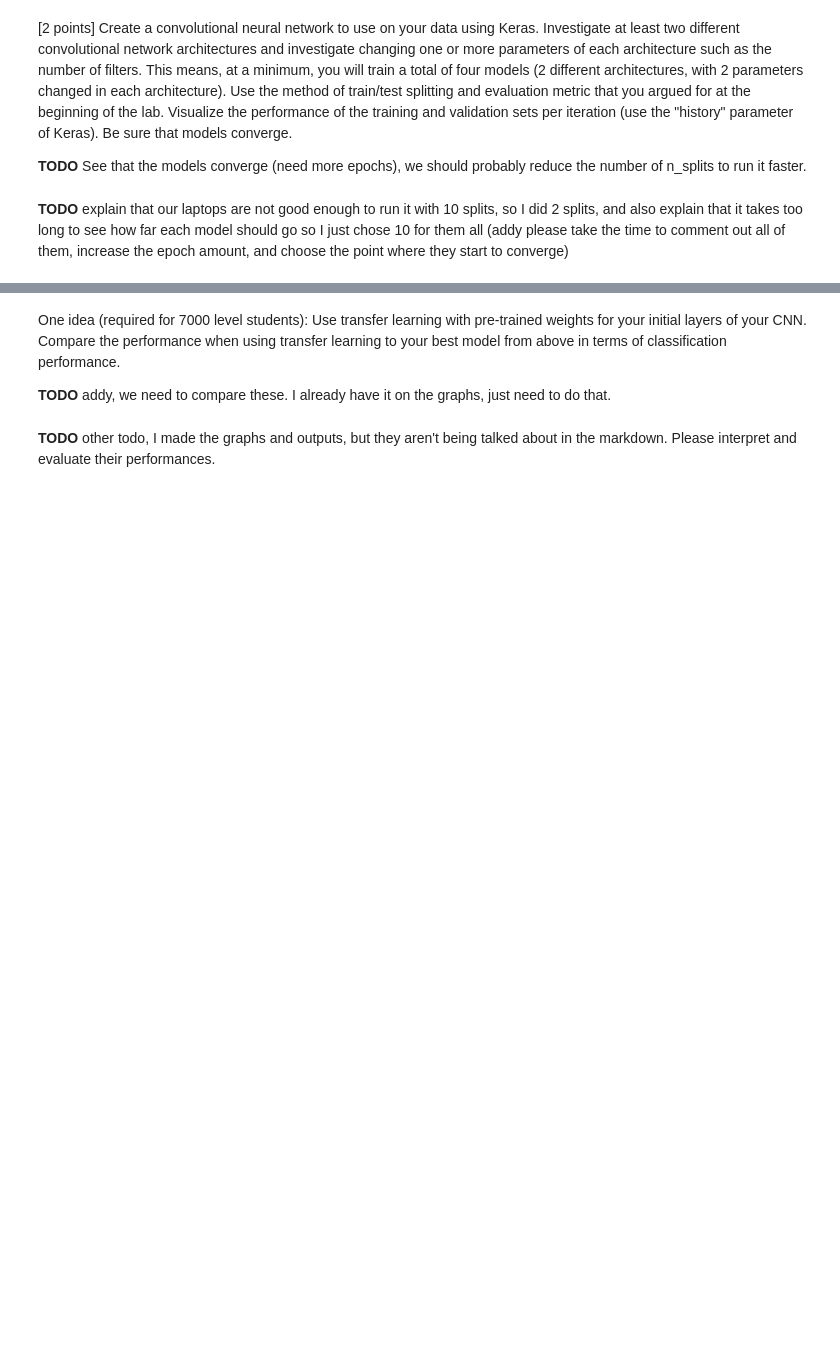
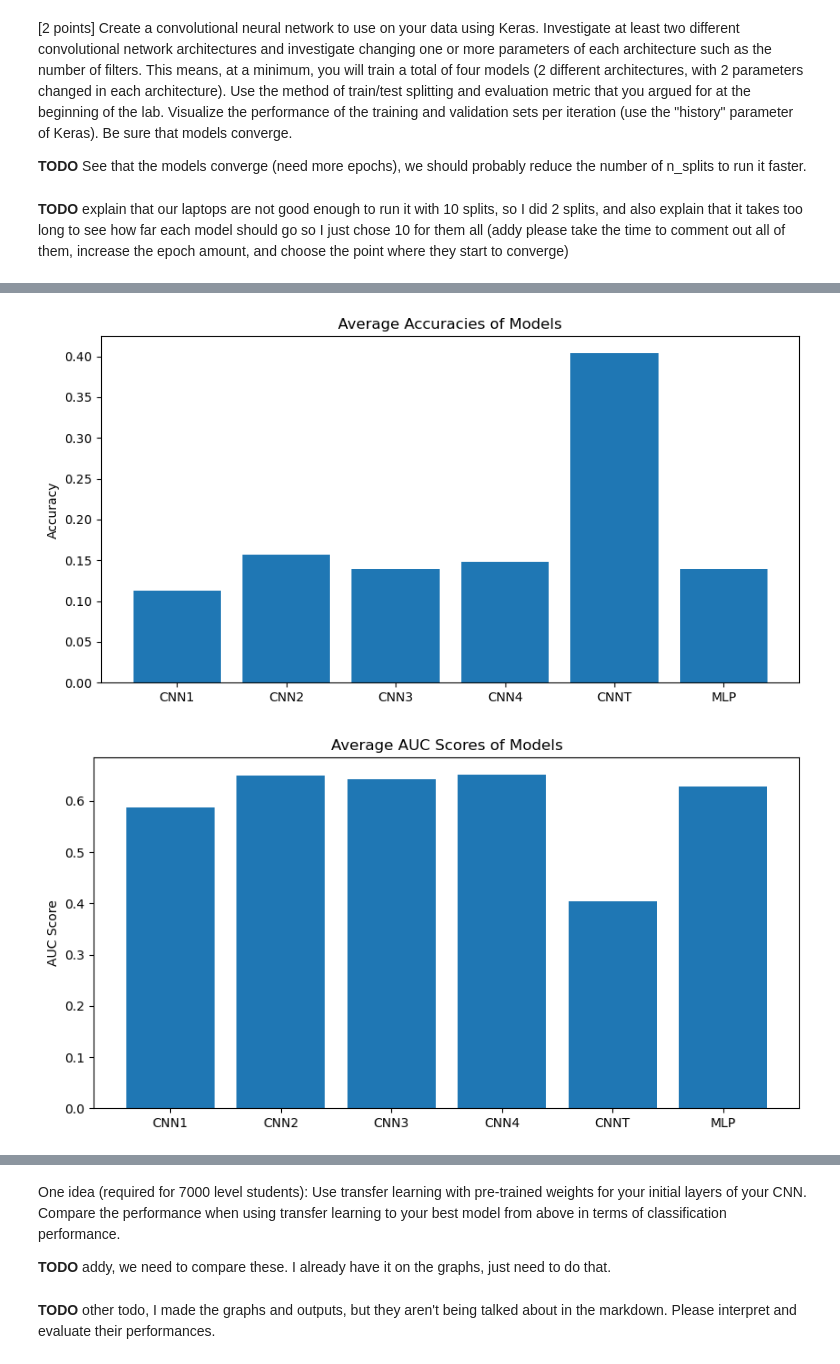
Before and after one commit to ephraim888sun/CNN, a Jupyter notebook: lab6Jadon.ipynb, the cells around one changed output, grey strips where cells are left out. Cells and saved outputs as stored; diff of their text form; code cells hidden in the pictures; blank space fills up the shorter version.

```diff
--- a/lab6Jadon.ipynb
+++ b/lab6Jadon.ipynb
@@ -281,8 +281,8 @@ import matplotlib.pyplot as plt
 
 def plot_histories(histories, labels):
     # Create new labels list with labels for both training and validation lines
-    new_labels = [f'{label} Train' for label in labels] + [f'{label} Validation' for label in labels]
-
+    # new_labels = [f'{label} Train' for label in labels] + [f'{label} Validation' for label in labels]
+    new_labels = [f'{labels[i//2]} {["Train", "Validation"][i%2]}' for i in range(2*len(labels))]
     # Plot training & validation accuracy values
     plt.figure(figsize=(12, 4))
     plt.subplot(1, 2, 1)
@@ -342,6 +342,11 @@ from tensorflow.keras.models import Model
 
 def TransferCNN():
     # Load pre-trained MobileNet model without the top layers
+    data_augmentation = Sequential([
+        RandomFlip("horizontal"),
+        RandomRotation(0.2),
+    ])
+
     base_model = MobileNet(weights='imagenet', include_top=False, input_shape=(128, 128, 3))
 
     # Add a global spatial average pooling layer
@@ -357,6 +362,11 @@ def TransferCNN():
     # Define the model
     model = Model(inputs=base_model.input, outputs=predictions)
 
+    model = Sequential([
+        data_augmentation,
+        model
+    ])
+
     # Freeze the layers of the base model (we won't update the weights during training)
     for layer in base_model.layers:
         layer.trainable = False
@@ -538,0 +498,60 @@ p-value for CNN4 vs MLP accuracies: 0.09014781964398884
+# %%
+
+# Compute average AUC and accuracy for each model
+avg_auc_cnn1 = np.mean(cnn1_auc_scores)
+avg_auc_cnn2 = np.mean(cnn2_auc_scores)
+avg_auc_cnn3 = np.mean(cnn3_auc_scores)
+avg_auc_cnn4 = np.mean(cnn4_auc_scores)
+avg_auc_cnnT = np.mean(cnnT_auc_scores)
+avg_auc_mlp = np.mean(mlp_auc_scores)
+
+avg_acc_cnn1 = np.mean(cnn1_accuracies)
+avg_acc_cnn2 = np.mean(cnn2_accuracies)
+avg_acc_cnn3 = np.mean(cnn3_accuracies)
+avg_acc_cnn4 = np.mean(cnn4_accuracies)
+avg_acc_cnnT = np.mean(cnnT_accuracies)
+avg_acc_mlp = np.mean(mlp_accuracies)
+
+# Print average AUC and accuracy for each model
+print('Average AUC for CNN1:', avg_auc_cnn1)
+print('Average AUC for CNN2:', avg_auc_cnn2)
+print('Average AUC for CNN3:', avg_auc_cnn3)
+print('Average AUC for CNN4:', avg_auc_cnn4)
+print('Average AUC for CNNT:', avg_auc_cnnT)
+print('Average AUC for MLP:', avg_auc_mlp)
+
+print('Average accuracy for CNN1:', avg_acc_cnn1)
+print('Average accuracy for CNN2:', avg_acc_cnn2)
+print('Average accuracy for CNN3:', avg_acc_cnn3)
+print('Average accuracy for CNN4:', avg_acc_cnn4)
+print('Average accuracy for CNNT:', avg_acc_cnnT)
+print('Average accuracy for MLP:', avg_acc_mlp)
+
+import matplotlib.pyplot as plt
+
+# Average accuracies
+plt.figure(figsize=(10, 5))
+plt.bar(['CNN1', 'CNN2', 'CNN3', 'CNN4','CNNT', 'MLP'], [avg_acc_cnn1, avg_acc_cnn2, avg_acc_cnn3, avg_acc_cnn4, avg_acc_cnnT, avg_acc_mlp])
+plt.title('Average Accuracies of Models')
+plt.ylabel('Accuracy')
+plt.show()
+
+# Average AUC scores
+plt.figure(figsize=(10, 5))
+plt.bar(['CNN1', 'CNN2', 'CNN3', 'CNN4','CNNT', 'MLP'], [avg_auc_cnn1, avg_auc_cnn2, avg_auc_cnn3, avg_auc_cnn4, avg_acc_cnnT, avg_auc_mlp])
+plt.title('Average AUC Scores of Models')
+plt.ylabel('AUC Score')
+plt.show()
+
+from scipy import stats
+
+# List of all models' accuracies
+accuracies = [cnn1_accuracies, cnn2_accuracies, cnn3_accuracies, cnn4_accuracies,cnnT_accuracies, mlp_accuracies]
+labels = ['CNN1', 'CNN2', 'CNN3', 'CNN4','CNNT', 'MLP']
+
+# Compare accuracies of all pairs of models
+for i in range(len(accuracies)):
+    for j in range(i+1, len(accuracies)):
+        t_stat, p_val = stats.ttest_rel(accuracies[i], accuracies[j])
+        print(f'p-value for {labels[i]} vs {labels[j]} accuracies: {p_val}')
+# %% [output]
@@ -538,0 +570,2 @@ p-value for CNN4 vs MLP accuracies: 0.09014781964398884
+[figure, added]
+[figure, added]
```
Also changed, not shown: parts of 3 cells of this notebook.
